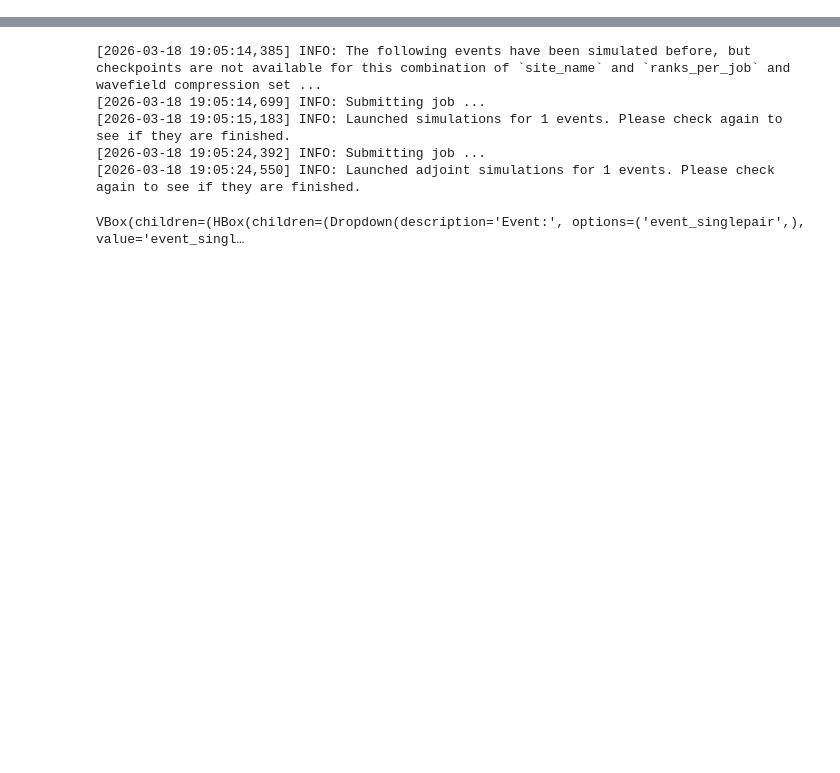
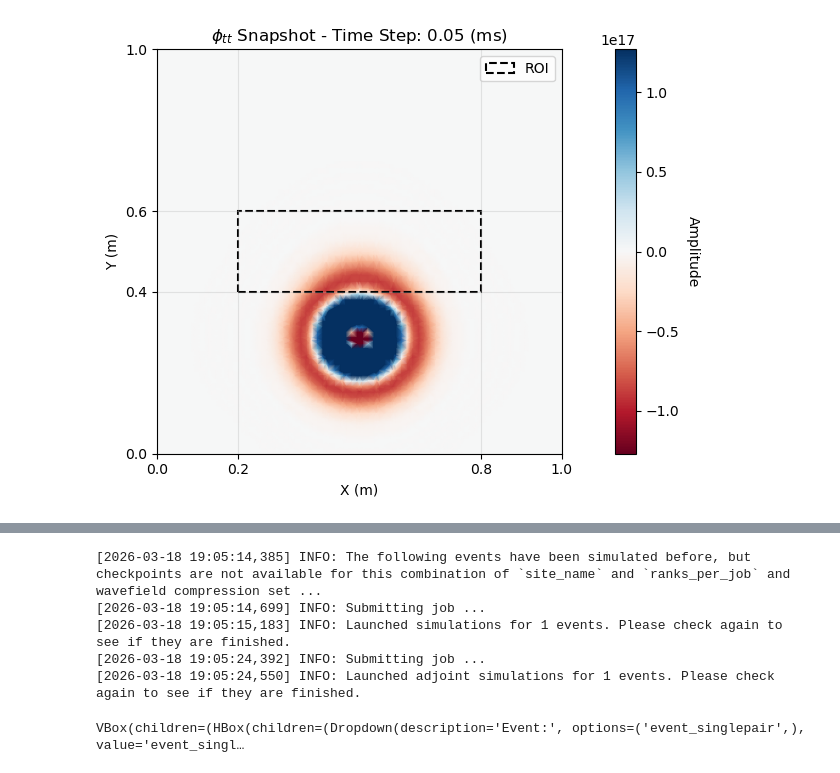
Before and after one commit to oliverwfy/acoustic_FWI_velocity_underwater, a Jupyter notebook: tomography/acoustic_FWI.ipynb, the cells around one changed output, grey strips where cells are left out. Drawn from its saved outputs; the diff is of its cells as text; code cells hidden in the pictures; blank space fills up the shorter version.

```diff
--- a/tomography/acoustic_FWI.ipynb
+++ b/tomography/acoustic_FWI.ipynb
@@ -342,0 +580,86 @@ Execution time: 0 minutes and 3.67 seconds
+# %%
+def roi_node_indices(mesh, x_min, x_max, y_min, y_max):
+    # Assuming mesh.points is your (14841, 2) array
+    points = mesh.points
+
+    # Create a boolean mask for each condition
+    # points[:, 0] is the x-coordinate, points[:, 1] is the y-coordinate
+    mask = (points[:, 0] >= x_min) & (points[:, 0] <= x_max) & \
+           (points[:, 1] >= y_min) & (points[:, 1] <= y_max)
+
+    # Extract the indices where the mask is True
+    node_indices = np.where(mask)[0]
+    return node_indices
+
+
+def plot_salvus_mesh_snapshot(mesh, wavefield, t_idx, field_name, x_lim=None, y_lim=None, title_suffix=""):
+    """
+    Plots a 2D snapshot of a Salvus wavefield using tripcolor.
+
+    Parameters:
+    mesh: The Salvus mesh object (containing .points)
+    wavefield: The data array with shape (nodes, 1, time_steps)
+    t_idx: The integer index of the time step to plot
+    x_lim, y_lim: Tuples (min, max) defining the ROI to draw as a dashed box
+    title_suffix: Optional string to add to the plot title
+    """
+    # 1. Extract coordinates and the specific time snapshot
+    x, y = mesh.points[:, 0], mesh.points[:, 1]
+    # Squeeze to handle (14841, 1, 41) -> (14841, 41) then slice time
+    data_snapshot = wavefield.values.squeeze()[:, t_idx]
+    # time step for title
+    time_step = np.round(wavefield.t.values[t_idx]*1e3, 2)
+
+    # 2. Setup Figure
+    fig, ax = plt.subplots(figsize=(11, 5))
+
+    # 3. Create the tripcolor plot
+    # 'gouraud' provides smooth interpolation between nodes
+    tp = ax.tripcolor(x, y, data_snapshot, cmap='RdBu', shading='gouraud')
+
+    # 4. Handle Colorbar with symmetric limits for wavefields
+    vlimit = np.percentile(np.abs(data_snapshot), 98) # Use 98th percentile to avoid outlier scaling
+    tp.set_clim(-vlimit, vlimit)
+    cbar = fig.colorbar(tp, ax=ax)
+    cbar.set_label("Amplitude", rotation=270, labelpad=15)
+
+    # 5. Draw the ROI Box if limits are provided
+    if x_lim and y_lim:
+        roi_rect = plt.Rectangle((x_lim[0], y_lim[0]),
+                                 x_lim[1] - x_lim[0],
+                                 y_lim[1] - y_lim[0],
+                                 fill=False, color='black', linestyle='--',
+                                 linewidth=1.5, label='ROI')
+        ax.add_patch(roi_rect)
+        ax.legend(loc='upper right')
+
+        # Set ticks to align with ROI boundaries for clarity
+        ax.set_xticks(np.unique([0, x_lim[0], x_lim[1], 1.0]))
+        ax.set_yticks(np.unique([0, y_lim[0], y_lim[1], 1.0]))
+
+    ax.set_xlim([0,1])
+    ax.set_ylim([0,1])
+    # 6. Formatting
+    ax.set_title(f"{field_name} Snapshot - Time Step: {time_step} (ms) {title_suffix}")
+    ax.set_xlabel("X (m)")
+    ax.set_ylabel("Y (m)")
+    ax.set_aspect('equal')
+    ax.grid(alpha=0.3)
+
+    plt.tight_layout()
+    return fig, ax
+
+
+
+
+# roi for inversion
+x_lim = (0.2, 0.8)
+y_lim = (0.4, 0.6)
+idx = roi_node_indices(mesh, x_lim[0], x_lim[1], y_lim[0], y_lim[1])
+
+
+
+# Execute the plot
+
+plot_salvus_mesh_snapshot(mesh, phi_tt_homo, t_idx=10, field_name=r'$\phi_{tt}$', x_lim=x_lim, y_lim=y_lim)
+# %% [output]
@@ -342,0 +668 @@ Execution time: 0 minutes and 3.67 seconds
+[figure, added]
```
Also changed, not shown: parts of 20 cells of this notebook, 7 other files.
